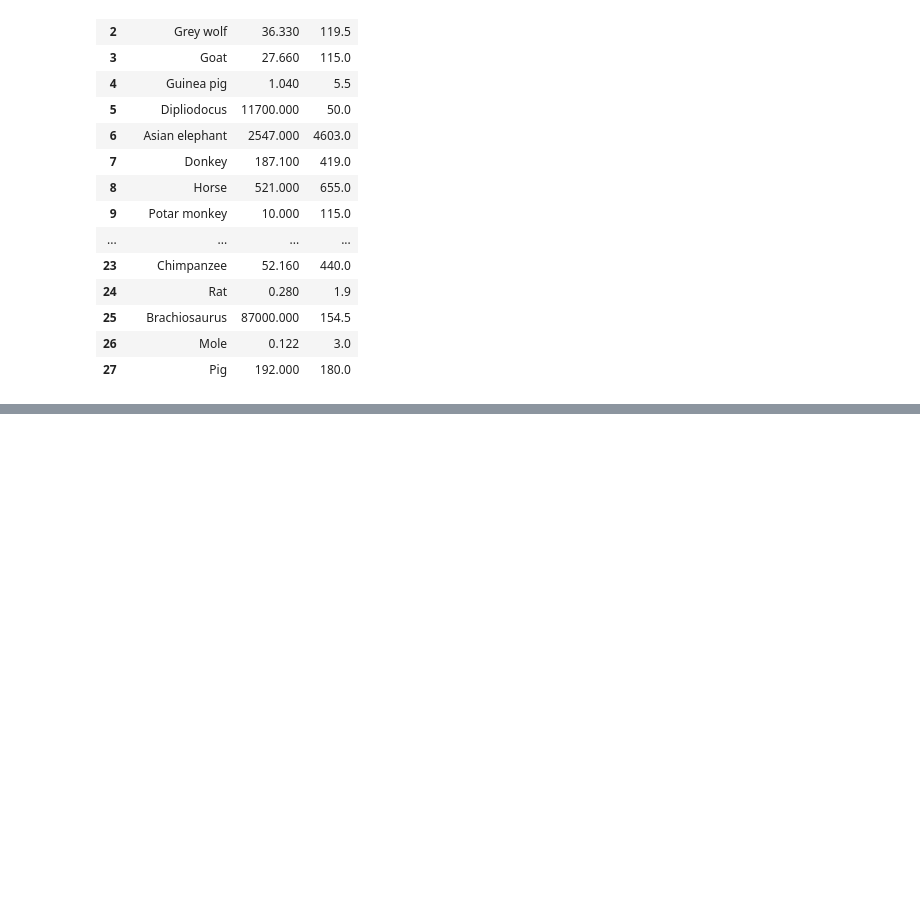
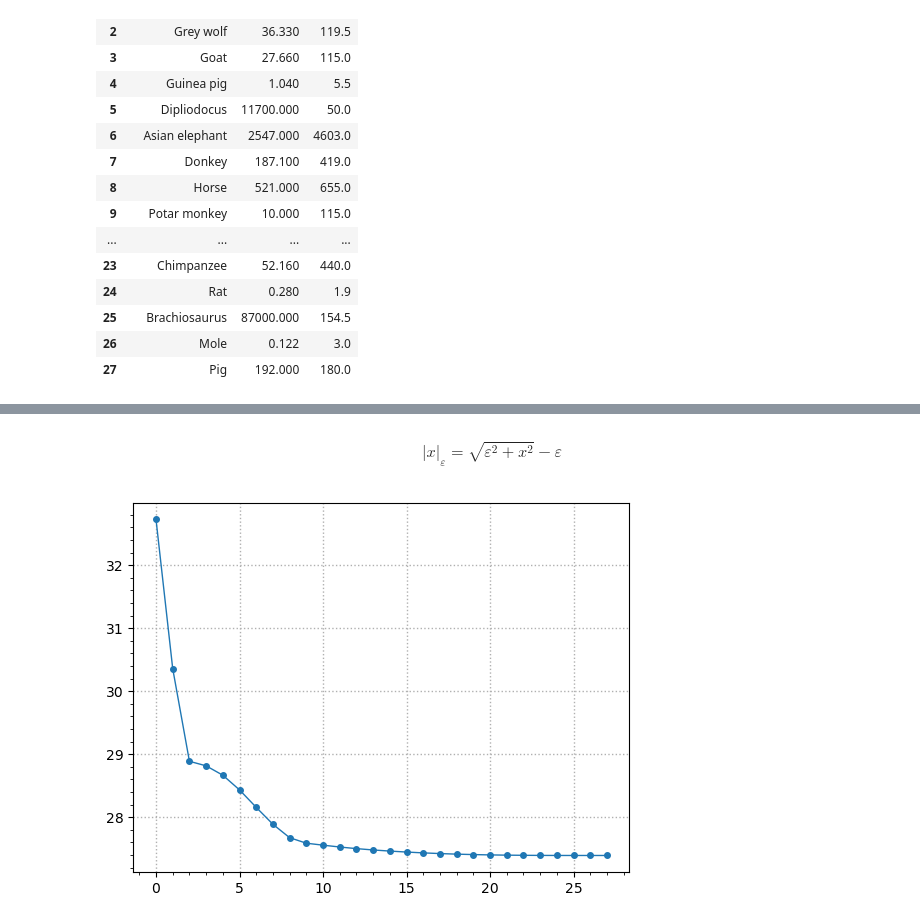
Before and after one commit to intellimath/mltools, a Jupyter notebook: notebooks/python_linear_regression_animals.ipynb, the cells around one changed output, grey strips where cells are left out. Saved outputs shown, nothing was run; the diff lists cells and outputs as text; code cells hidden in the pictures; blank space fills up the shorter version.

```diff
--- a/notebooks/python_linear_regression_animals.ipynb
+++ b/notebooks/python_linear_regression_animals.ipynb
@@ -234,0 +53,15 @@ plt.show()
+# %% [markdown]
+$$
+|x|_\varepsilon = \sqrt{\varepsilon^2 + x^2} - \varepsilon
+$$
+# %%
+irls = estimators.IRLS(funcs.SoftAbs(0.001))
+irls.fit(body_log[:,None], brain_log)
+
+# print(irls.qvals)
+plt.plot(irls.qvals, marker='o', markersize=4, linewidth=1.0)
+plt.minorticks_on()
+plt.grid(1, linewidth=1.0, linestyle=":")
+plt.show()
+# %% [output]
+[figure, added]
```
Also changed, not shown: parts of 53 cells of this notebook, 18 other files.
